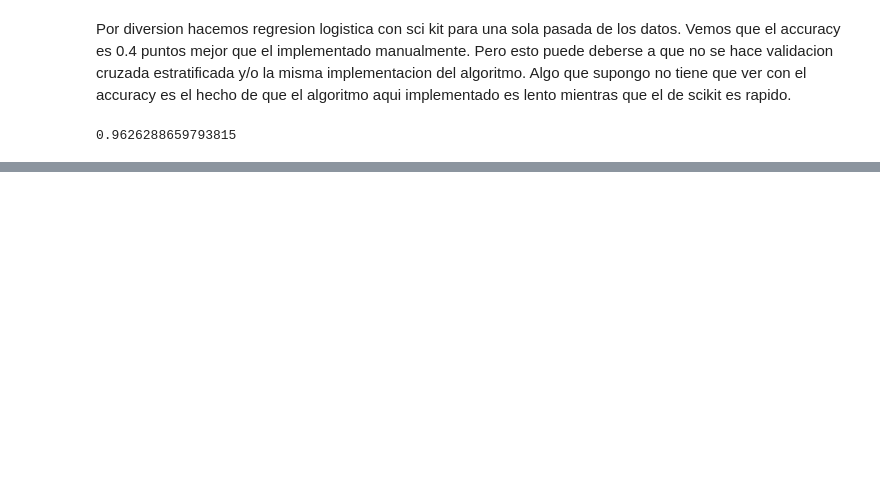
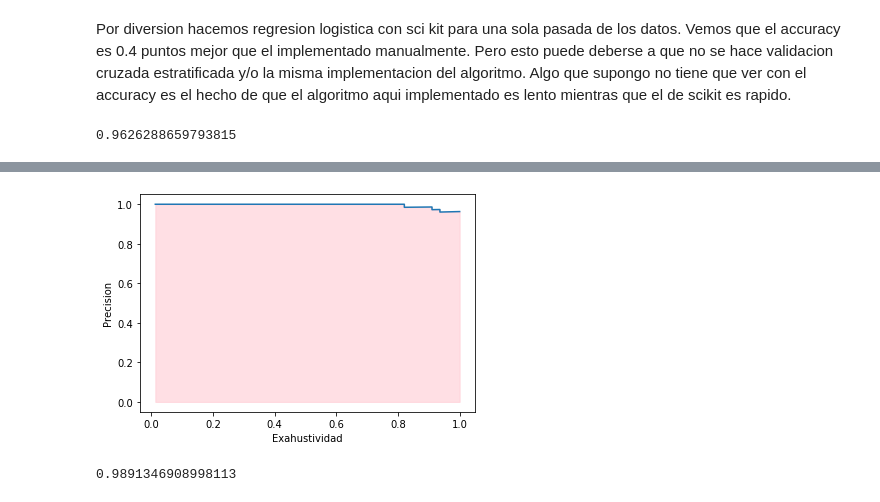
Before and after one commit to Pedri0/Aprendizaje_Maquina_Tarea3, a Jupyter notebook: Regresion_vs_Bayes.ipynb, the cells around one changed output, grey strips where cells are left out. Saved outputs shown, nothing was run; the diff lists cells and outputs as text; code cells hidden in the pictures; blank space fills up the shorter version.

Commit message:
Añade problema tres terminado

```diff
--- a/Regresion_vs_Bayes.ipynb
+++ b/Regresion_vs_Bayes.ipynb
@@ -676,0 +955,42 @@ print(accuracy_score(prediccions,yValEs))
+# %%
+#Para la curva precision-exahustividad sabemos que por definicion el radio de verdaderos positivos
+#es igual a la exahustividad, que ya se calculo previamente. Solo basta calcular la precision. Para ello:
+#define una matriz llamada positivos cuyos valores corresponden a la posicion para la cual hay un 1 en el
+#vector de validacion
+positivosC = np.where(yVali == 1)
+#define una matriz llamada negativos cuyos valores corresponden a la posicion para la cual hay 1 en el vector
+#yPred (predicciones) y ademas en la matriz yVa (valores reales) haya un cero. Esto se hace ya que recordemos
+#que los falsos positivos se definen como un resultado que indica la existencia de una condicion cuando en
+#realidad no lo es. Traducido a nuestro problema vemos que esto corresponde a el resultado en nuestra prediccion
+#que nos dice que si gano un jugador cuando no es verdad. Notemos que la contraparte descrita como no gano cuando
+#en realidad si lo hizo corresponde a un falso negativo.
+negativosC = np.where((prediccion==1) & (yVali != prediccion))
+#definimos nuestro vector de precision que tendra dimension del numero de valores diferentes en la matriz probabilidades
+precisionC = np.zeros(np.unique(yPredicho).shape[0])
+
+#iteramos i de 0 hasta el tamano de la matriz probabilidades, p se define como el valor de las probabilidad en la
+#posicion i
+for i, p in enumerate(np.unique(yPredicho)[::-1]):
+    #definimos el float verdaderos positivos como la suma (el total de valores que cumplen la condicion)
+    #de aquellos valores en la posicion guardada en el array positivos tal que son mayores o iguales que p
+    truePositivesC = np.sum(yPredicho[positivosC] >= p)
+    #definimos el float falsos positivos como la suma (el total de valores que cumplen la condicion)
+    #de aquellos valores en la posicion guardada en el array negativos tal que son mayores o iguales que p
+    falsePositivesC = np.sum(yPredicho[negativosC] >= p)
+    #guarda en la posicion i del array precision el cociente de los verdaderos positivos entre verdaderos
+    #positivos mas falsos positivos (definicion de exahustividad)
+    precisionC[i] = (truePositivesC)/(falsePositivesC+truePositivesC)
+# %%
+#graficamos la curva precision-exahustividad
+plt.plot(rvpsCancer,precisionC)
+plt.fill_between(rvpsCancer,precisionC, 0, alpha=0.5, color = 'pink')
+plt.xlabel('Exahustividad')
+plt.ylabel('Precision')
+plt.show()
+# %% [output]
+[figure, added]
+# %%
+#calculamos el area bajo la curva precision exahustividad
+aucroc(rvpsCancer,precisionC)
+# %% [output]
+0.9891346908998113
```
Also changed, not shown: parts of 52 cells of this notebook, 1 other file.
